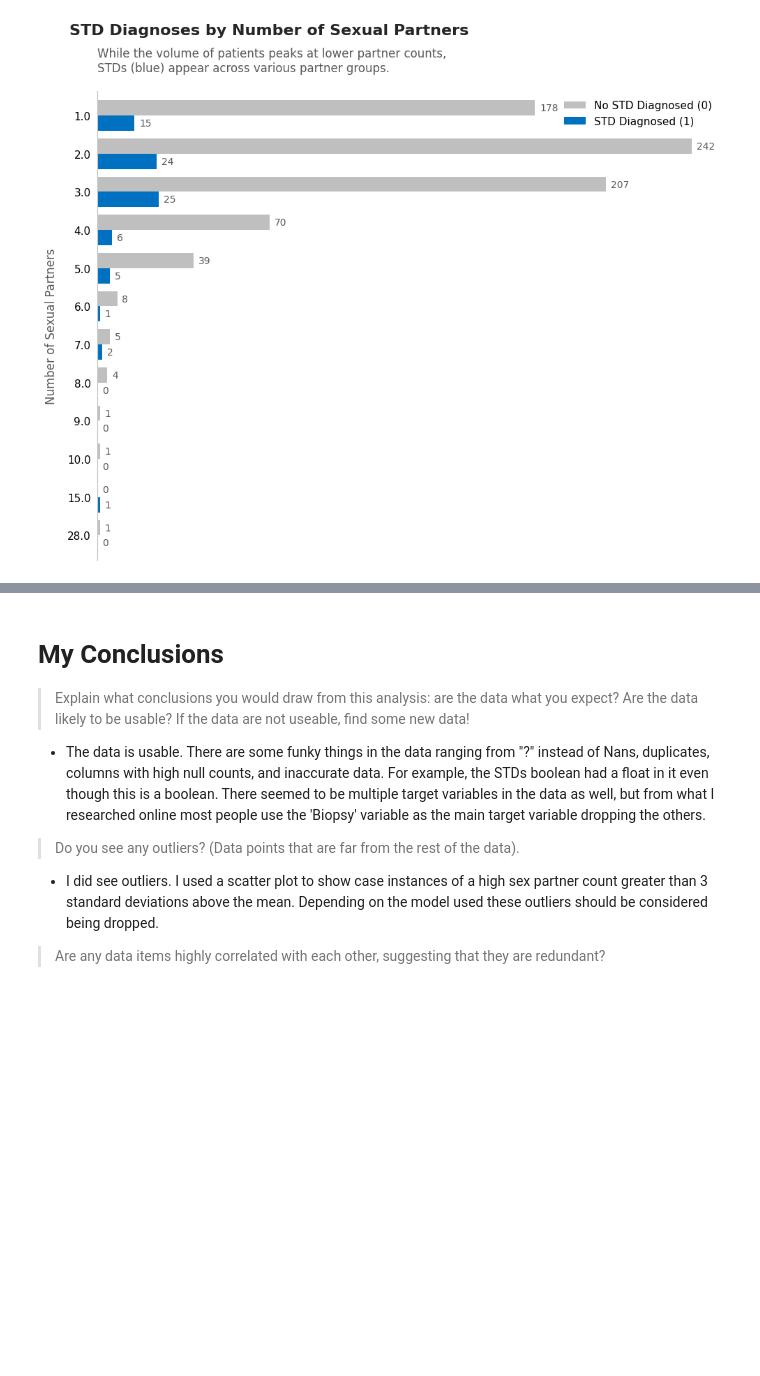
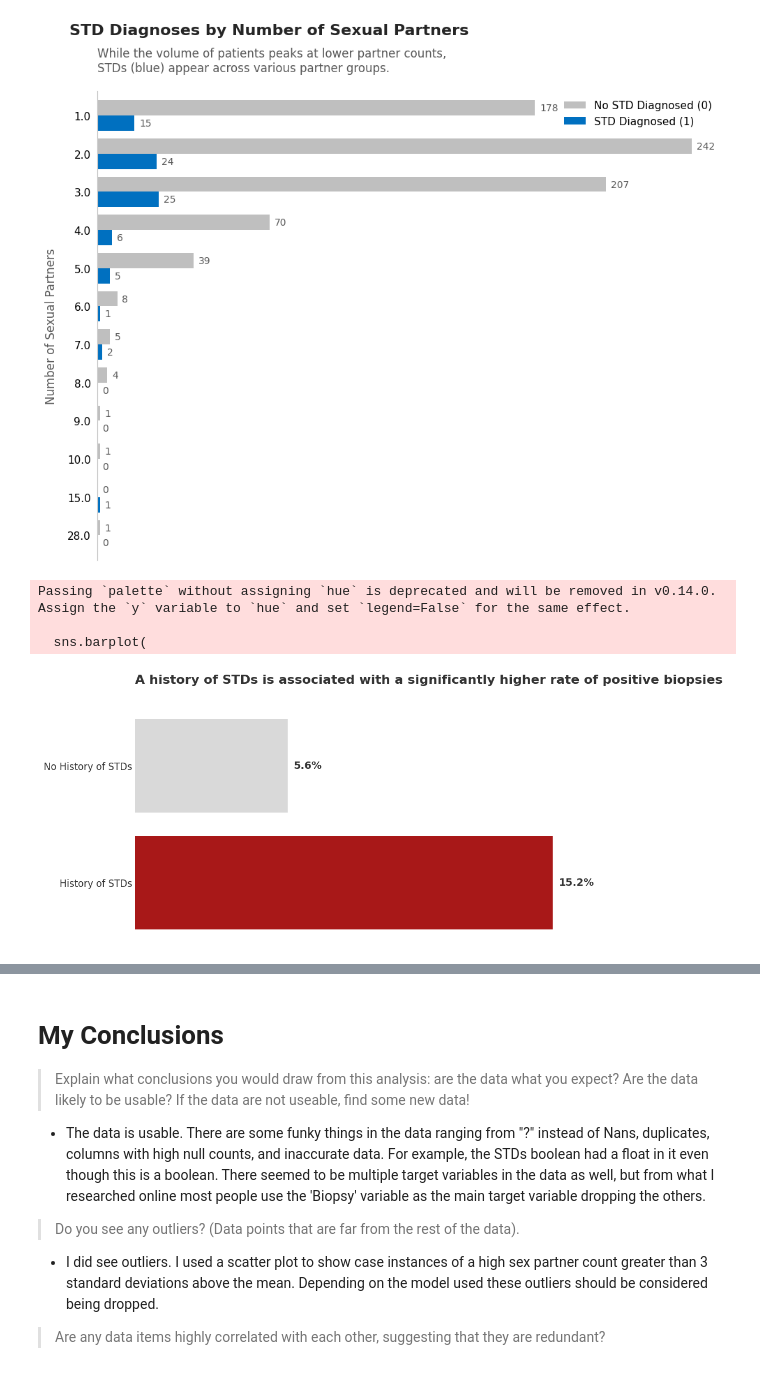
Before and after one commit to wadieabbas/Module-B-semester-2, a Jupyter notebook: OMDS-ModB2-Week6-Abbas-Wadie.ipynb, the cells around one changed output, grey strips where cells are left out. Drawn from its saved outputs; the diff is of its cells as text; code cells hidden in the pictures; blank space fills up the shorter version.

```diff
--- a/OMDS-ModB2-Week6-Abbas-Wadie.ipynb
+++ b/OMDS-ModB2-Week6-Abbas-Wadie.ipynb
@@ -483,3 +481,73 @@ plt.tight_layout()
 plt.show()
 # %% [output]
 [figure]
+# %%
+# --- 1. PREPROCESSING: MAP LABELS & CALCULATE RATES ---
+# Mapping boolean/numeric values to readable strings for the audience
+std_mapping = {0: 'No History of STDs', 1: 'History of STDs'}
+df['STD_Status'] = df['STDs'].map(std_mapping)
+
+# Calculate the positive biopsy rate (percentage) for each group
+# We use the mean of the 'Biopsy' column (assuming 1=Positive, 0=Negative)
+biopsy_stats = df.groupby('STD_Status')['Biopsy'].mean().reset_index()
+biopsy_stats['Biopsy_Rate'] = biopsy_stats['Biopsy'] * 100
+
+# --- 2. SWD STRATEGIC COLOR PALETTE ---
+# Gray for baseline, Bold Red to highlight the risk factor
+swd_palette = {'No History of STDs': '#d9d9d9', 'History of STDs': '#c00000'}
+
+# Initialize the figure
+fig, ax = plt.subplots(figsize=(10, 5))
+
+# --- 3. CREATE THE PLOT ---
+sns.barplot(
+    data=biopsy_stats,
+    x='Biopsy_Rate',
+    y='STD_Status',
+    palette=swd_palette,
+    order=['No History of STDs', 'History of STDs'],
+    orient='h',
+    ax=ax
+)
+
+# --- 4. SWD DECLUTTERING ---
+# Remove all borders (spines) to maximize data-ink ratio
+sns.despine(left=True, bottom=True)
+
+# Remove axis ticks and labels
+ax.tick_params(axis='both', length=0)
+plt.xlabel("")
+plt.ylabel("")
+ax.set_xticklabels([])
+
+# Set Y-axis font
+plt.yticks(fontsize=12, color='#333333')
+
+# --- 5. DIRECT DATA LABELS ---
+# Add the exact percentage at the end of each bar
+for p in ax.patches:
+    width = p.get_width()
+    ax.annotate(f'{width:.1f}%',
+                (width, p.get_y() + p.get_height() / 2.),
+                ha='left', va='center',
+                fontsize=13, color='#333333', fontweight='bold',
+                xytext=(8, 0), textcoords='offset points')
+
+# --- 6. ACTIVE TITLE ---
+# Place title at the top-left for natural reading flow
+plt.title(
+    "A history of STDs is associated with a significantly higher rate of positive biopsies",
+    loc='left',
+    fontsize=16,
+    fontweight='bold',
+    color='#333333',
+    pad=30
+)
+
+plt.tight_layout()
+plt.show()
+# %% [output]
+Passing `palette` without assigning `hue` is deprecated and will be removed in v0.14.0. Assign the `y` variable to `hue` and set `legend=False` for the same effect.
+
+  sns.barplot(
+[figure, added]
```
Also changed, not shown: parts of 4 cells of this notebook, 3 other files.
